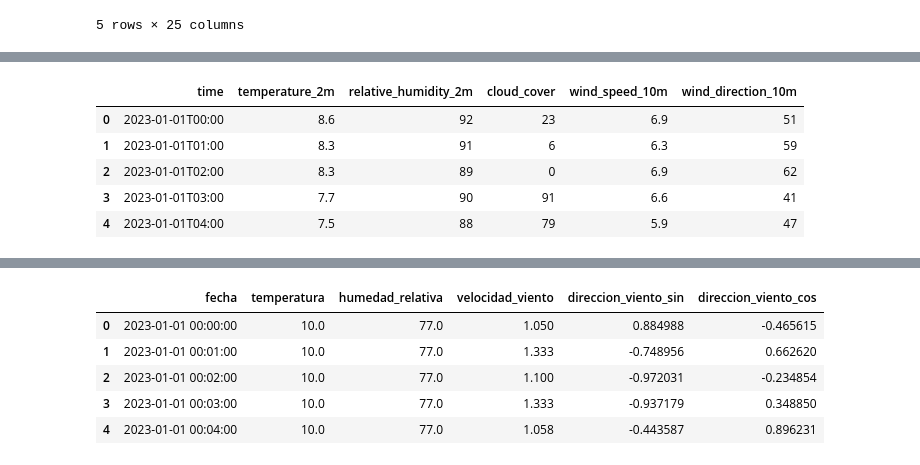
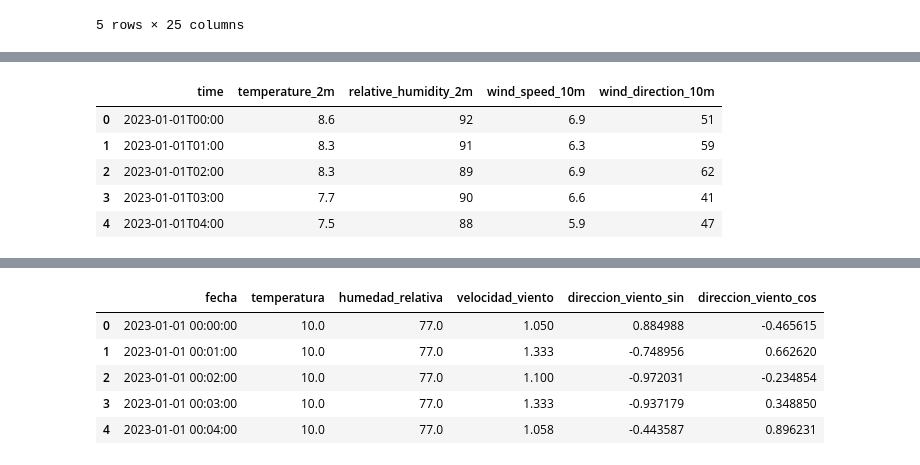
Before and after one commit to zacariasct4/TFM_IEBS, a Jupyter notebook: notebooks/04_imputacion_de_nulos.ipynb, the cells around one changed output, grey strips where cells are left out. Cells and saved outputs as stored; diff of their text form; code cells hidden in the pictures.

```diff
--- a/notebooks/04_imputacion_de_nulos.ipynb
+++ b/notebooks/04_imputacion_de_nulos.ipynb
@@ -28,40 +32,39 @@ import numpy as np
 import requests
 
 latitude = 37.41
 longitude = -6.01
 
 variables = [
     "temperature_2m",
     "relative_humidity_2m",
-    "cloud_cover",
     "wind_speed_10m",
     "wind_direction_10m",
 ]
 
 url = "https://archive-api.open-meteo.com/v1/archive"
 
 params = {
     "latitude": latitude,
     "longitude": longitude,
     "start_date": "2023-01-01",
     "end_date": "2024-12-31",
     "hourly": ",".join(variables),
     "timezone": "Europe/Madrid"
 }
 
 response = requests.get(url, params=params, timeout=60)
 response.raise_for_status()
 
 data = response.json()["hourly"]
 df_weather = pd.DataFrame(data)
 df_weather.head()
 # %% [output]
-|  | time | temperature_2m | relative_humidity_2m | cloud_cover | wind_speed_10m | wind_direction_10m |
-| 0 | 2023-01-01T00:00 | 8.6 | 92 | 23 | 6.9 | 51 |
-| 1 | 2023-01-01T01:00 | 8.3 | 91 | 6 | 6.3 | 59 |
-| 2 | 2023-01-01T02:00 | 8.3 | 89 | 0 | 6.9 | 62 |
-| 3 | 2023-01-01T03:00 | 7.7 | 90 | 91 | 6.6 | 41 |
-| 4 | 2023-01-01T04:00 | 7.5 | 88 | 79 | 5.9 | 47 |
+|  | time | temperature_2m | relative_humidity_2m | wind_speed_10m | wind_direction_10m |
+| 0 | 2023-01-01T00:00 | 8.6 | 92 | 6.9 | 51 |
+| 1 | 2023-01-01T01:00 | 8.3 | 91 | 6.3 | 59 |
+| 2 | 2023-01-01T02:00 | 8.3 | 89 | 6.9 | 62 |
+| 3 | 2023-01-01T03:00 | 7.7 | 90 | 6.6 | 41 |
+| 4 | 2023-01-01T04:00 | 7.5 | 88 | 5.9 | 47 |
 # %%
 df_weather['wind_speed_10m'] = round(df_weather['wind_speed_10m']/3.6, 3) # Paso a m/s como en el dataset original
 df_weather['wind_direction_sin'] = np.sin(np.radians(df_weather['wind_direction_10m']))
```
Also changed, not shown: parts of 34 cells of this notebook, 1 other file.
